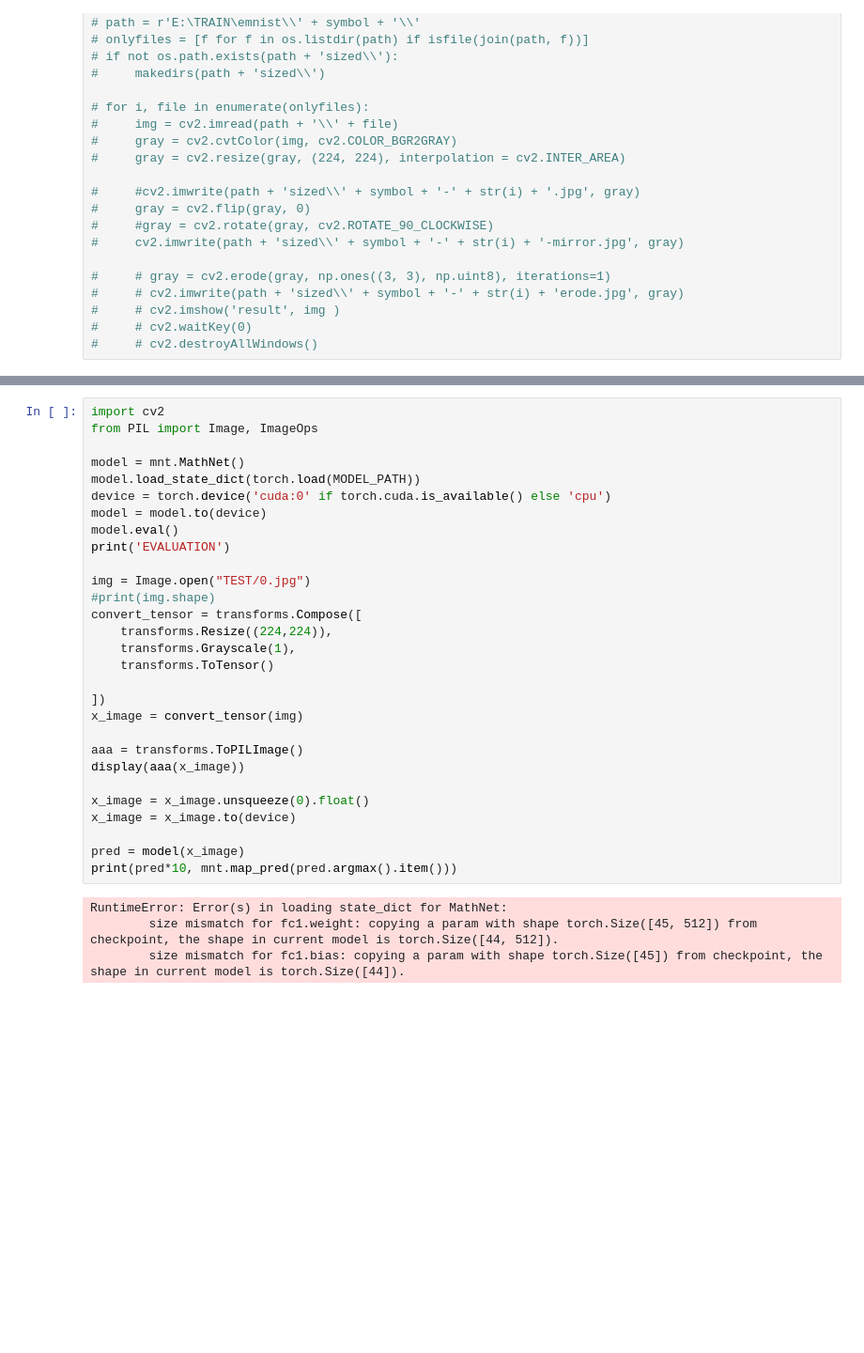
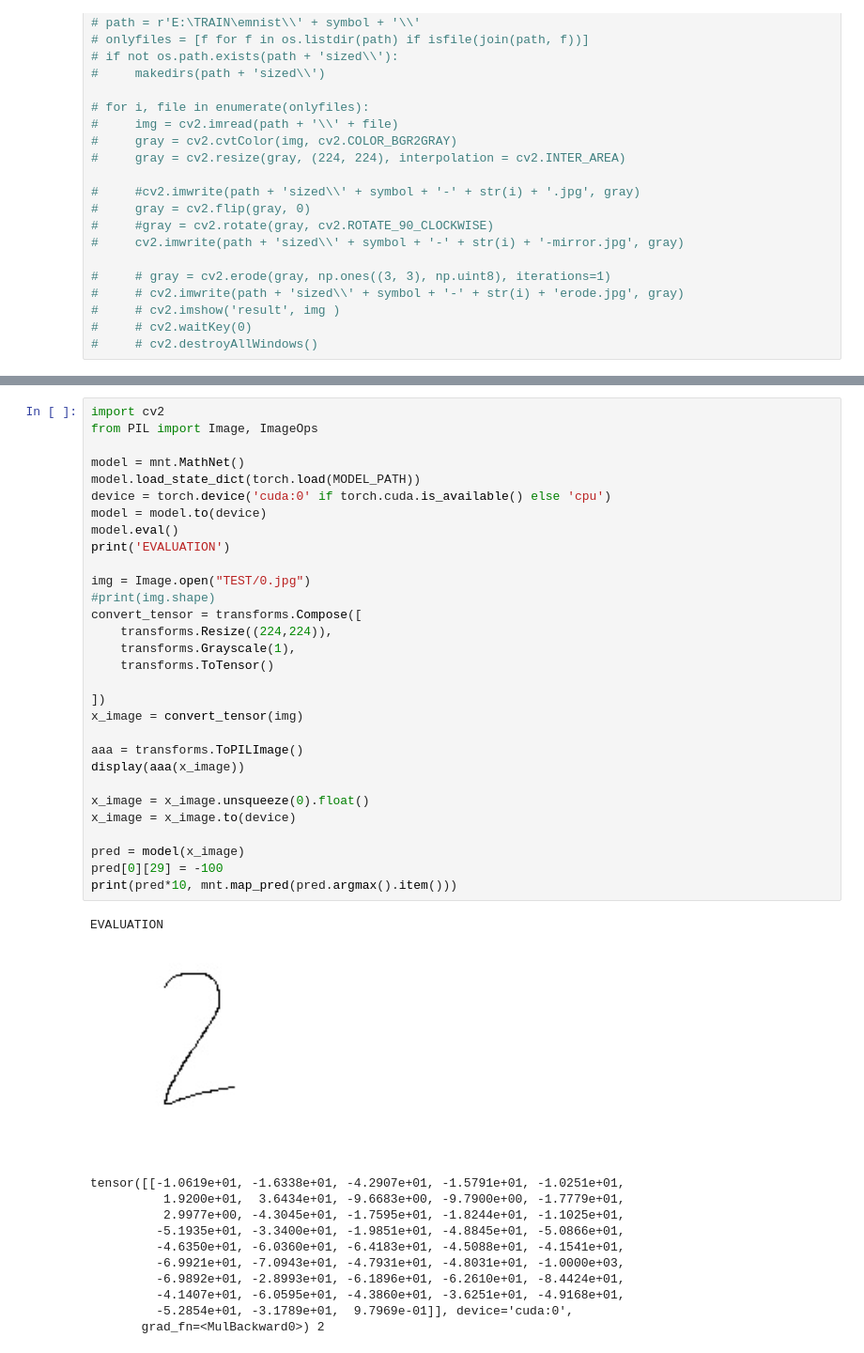
Before and after one commit to sawwere/Math_recognition, a Jupyter notebook: CharacterRecognition.ipynb, the cells around one changed output, grey strips where cells are left out. Shown at 94% size. Saved outputs shown, nothing was run; the diff lists cells and outputs as text; blank space fills up the shorter version.

```diff
--- a/CharacterRecognition.ipynb
+++ b/CharacterRecognition.ipynb
@@ -594,33 +490,43 @@ cv2.waitKey(0)
 # %%
 import cv2
 from PIL import Image, ImageOps
 
 model = mnt.MathNet()
 model.load_state_dict(torch.load(MODEL_PATH))
 device = torch.device('cuda:0' if torch.cuda.is_available() else 'cpu')
 model = model.to(device)
 model.eval()
 print('EVALUATION')
 
 img = Image.open("TEST/0.jpg")
 #print(img.shape)
 convert_tensor = transforms.Compose([
     transforms.Resize((224,224)),
     transforms.Grayscale(1),
     transforms.ToTensor()
 
 ])
 x_image = convert_tensor(img)
 
 aaa = transforms.ToPILImage()
 display(aaa(x_image))
 
 x_image = x_image.unsqueeze(0).float()
 x_image = x_image.to(device)
 
 pred = model(x_image)
+pred[0][29] = -100
 print(pred*10, mnt.map_pred(pred.argmax().item()))
 # %% [output]
-RuntimeError: Error(s) in loading state_dict for MathNet:
-        size mismatch for fc1.weight: copying a param with shape torch.Size([45, 512]) from checkpoint, the shape in current model is torch.Size([44, 512]).
-        size mismatch for fc1.bias: copying a param with shape torch.Size([45]) from checkpoint, the shape in current model is torch.Size([44]).
+EVALUATION
+[figure, added]
+tensor([[-1.0619e+01, -1.6338e+01, -4.2907e+01, -1.5791e+01, -1.0251e+01,
+          1.9200e+01,  3.6434e+01, -9.6683e+00, -9.7900e+00, -1.7779e+01,
+          2.9977e+00, -4.3045e+01, -1.7595e+01, -1.8244e+01, -1.1025e+01,
+         -5.1935e+01, -3.3400e+01, -1.9851e+01, -4.8845e+01, -5.0866e+01,
+         -4.6350e+01, -6.0360e+01, -6.4183e+01, -4.5088e+01, -4.1541e+01,
+         -6.9921e+01, -7.0943e+01, -4.7931e+01, -4.8031e+01, -1.0000e+03,
+         -6.9892e+01, -2.8993e+01, -6.1896e+01, -6.2610e+01, -8.4424e+01,
+         -4.1407e+01, -6.0595e+01, -4.3860e+01, -3.6251e+01, -4.9168e+01,
+         -5.2854e+01, -3.1789e+01,  9.7969e-01]], device='cuda:0',
+       grad_fn=<MulBackward0>) 2
```
Also changed, not shown: parts of 8 cells of this notebook, 4 other files.
